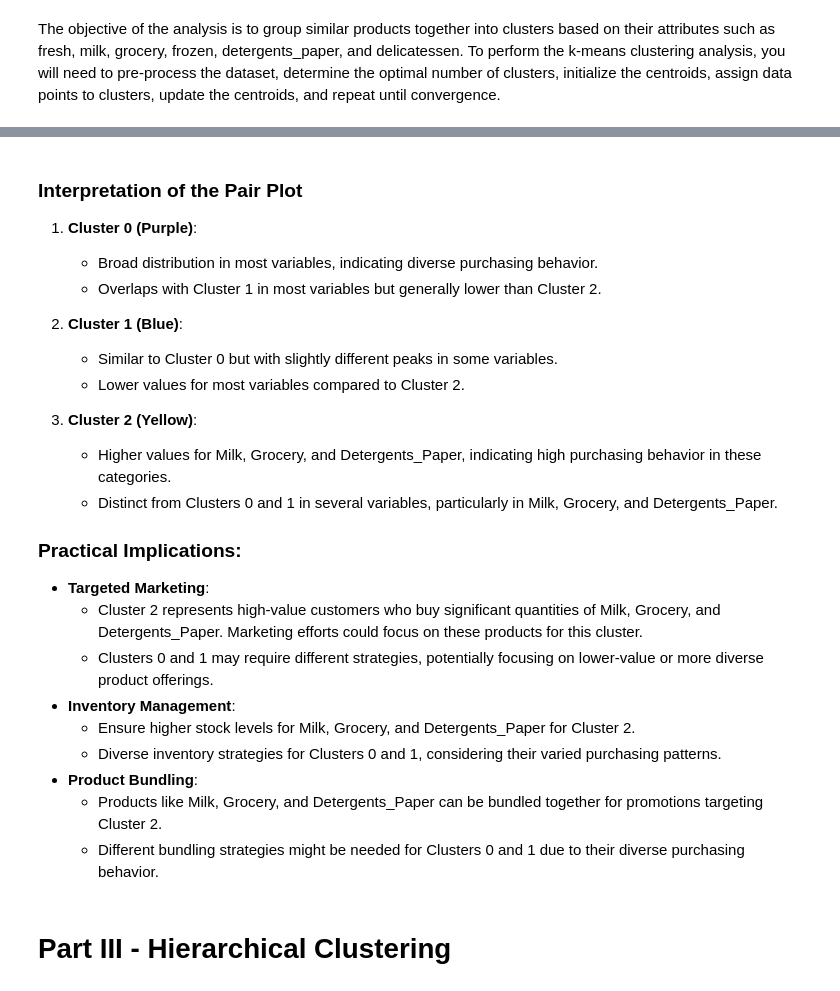
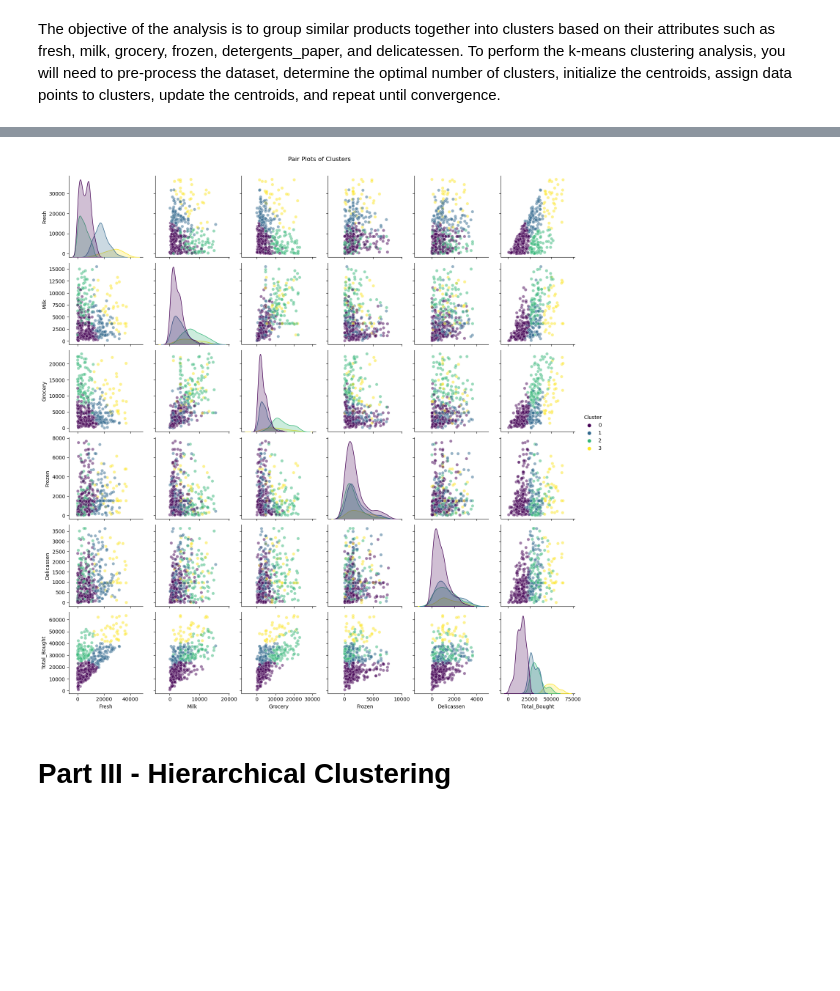
Before and after one commit to rdebullain/ML-Unsupervised, a Jupyter notebook: notebooks/unsupervised_learning_project.ipynb, the cells around one changed output, grey strips where cells are left out. Cells and saved outputs as stored; diff of their text form; code cells hidden in the pictures; blank space fills up the shorter version.

```diff
--- a/notebooks/unsupervised_learning_project.ipynb
+++ b/notebooks/unsupervised_learning_project.ipynb
@@ -464,28 +465,14 @@ plt.show()
-# %% [markdown]
-### Interpretation of the Pair Plot
-
-1. **Cluster 0 (Purple)**:
-   - Broad distribution in most variables, indicating diverse purchasing behavior.
-   - Overlaps with Cluster 1 in most variables but generally lower than Cluster 2.
-
-2. **Cluster 1 (Blue)**:
-   - Similar to Cluster 0 but with slightly different peaks in some variables.
-   - Lower values for most variables compared to Cluster 2.
-
-3. **Cluster 2 (Yellow)**:
-   - Higher values for Milk, Grocery, and Detergents_Paper, indicating high purchasing behavior in these categories.
-   - Distinct from Clusters 0 and 1 in several variables, particularly in Milk, Grocery, and Detergents_Paper.
-
-### Practical Implications:
-- **Targeted Marketing**:
-  - Cluster 2 represents high-value customers who buy significant quantities of Milk, Grocery, and Detergents_Paper. Marketing efforts could focus on these products for this cluster.
-  - Clusters 0 and 1 may require different strategies, potentially focusing on lower-value or more diverse product offerings.
-- **Inventory Management**:
-  - Ensure higher stock levels for Milk, Grocery, and Detergents_Paper for Cluster 2.
-  - Diverse inventory strategies for Clusters 0 and 1, considering their varied purchasing patterns.
-- **Product Bundling**:
-  - Products like Milk, Grocery, and Detergents_Paper can be bundled together for promotions targeting Cluster 2.
-  - Different bundling strategies might be needed for Clusters 0 and 1 due to their diverse purchasing behavior.
+# %%
+# Define the numerical columns and the cluster column
+numerical_cols = ['Fresh', 'Milk', 'Grocery', 'Frozen', 'Delicassen', 'Total_Bought']
+df_kmeans['Cluster'] = kmeans.labels_
+
+# Create pair plots
+sns.pairplot(df_kmeans, vars=numerical_cols, hue='Cluster', palette='viridis', diag_kind='kde', plot_kws={'alpha':0.5})
+plt.suptitle('Pair Plots of Clusters', y=1.02)
+plt.show()
+# %% [output]
+[figure, added]
 # %% [markdown]
 # Part III - Hierarchical Clustering
 # %% [markdown]
```
Also changed, not shown: parts of 34 cells of this notebook.
